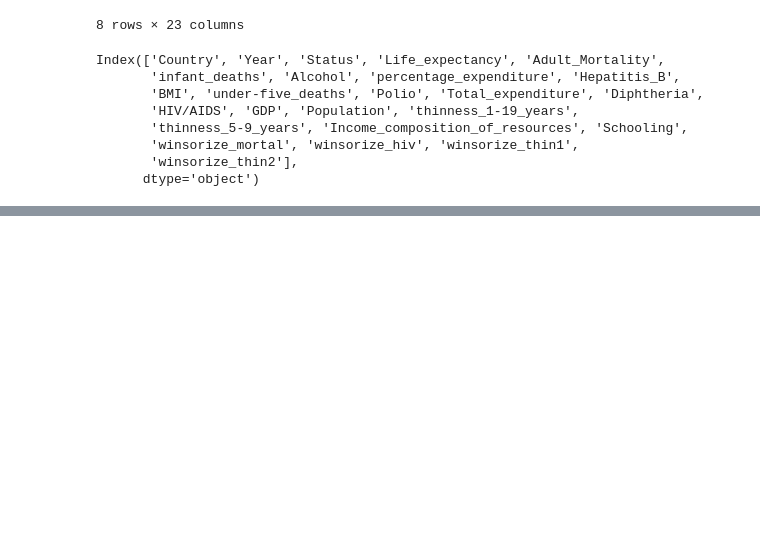
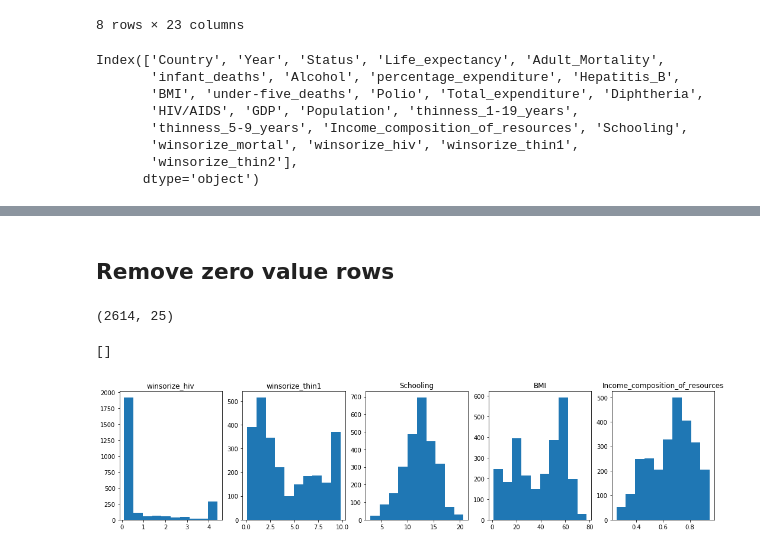
Before and after one commit to ssmcnatt/assignments, a Jupyter notebook: model-prep-challenge.ipynb, the cells around one changed output, grey strips where cells are left out. Saved outputs shown, nothing was run; the diff lists cells and outputs as text; code cells hidden in the pictures; blank space fills up the shorter version.

```diff
--- a/model-prep-challenge.ipynb
+++ b/model-prep-challenge.ipynb
@@ -408,0 +462,27 @@ for col in cols:
+# %%
+model_cols = ['winsorize_hiv', 'winsorize_thin1', 'Schooling', 'BMI', 'Income_composition_of_resources']
+# %% [markdown]
+## Remove zero value rows
+# %%
+life_df = life_df[life_df['winsorize_hiv'] != 0]
+life_df = life_df[life_df['winsorize_thin1'] != 0]
+life_df = life_df[life_df['Schooling'] != 0]
+life_df = life_df[life_df['BMI'] != 0]
+life_df = life_df[life_df['Income_composition_of_resources'] != 0]
+life_df.shape
+# %% [output]
+(2614, 25)
+# %%
+plt.figure(figsize=(18,4))
+
+x = 1
+for col in model_cols:
+    plt.subplot(1,5,x)
+    plt.hist(life_df[col])
+    plt.title(col)
+    x += 1
+
+plt.plot()
+# %% [output]
+[]
+[figure, added]
```
Also changed, not shown: parts of 36 cells of this notebook.
